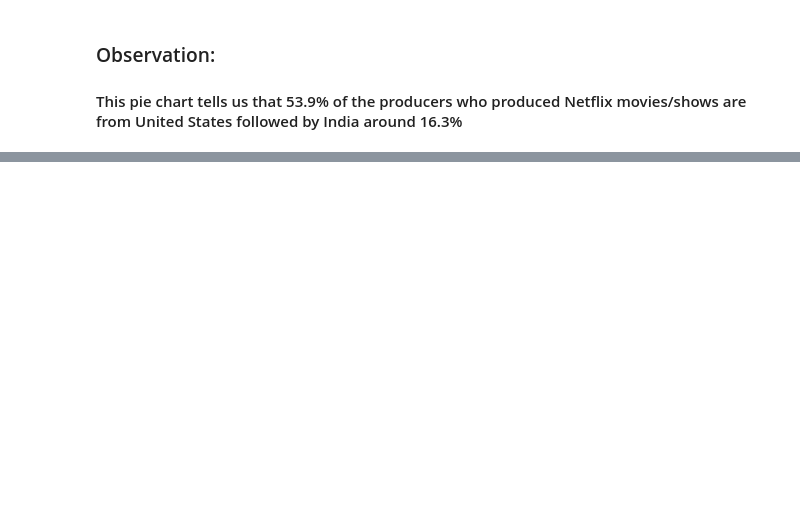
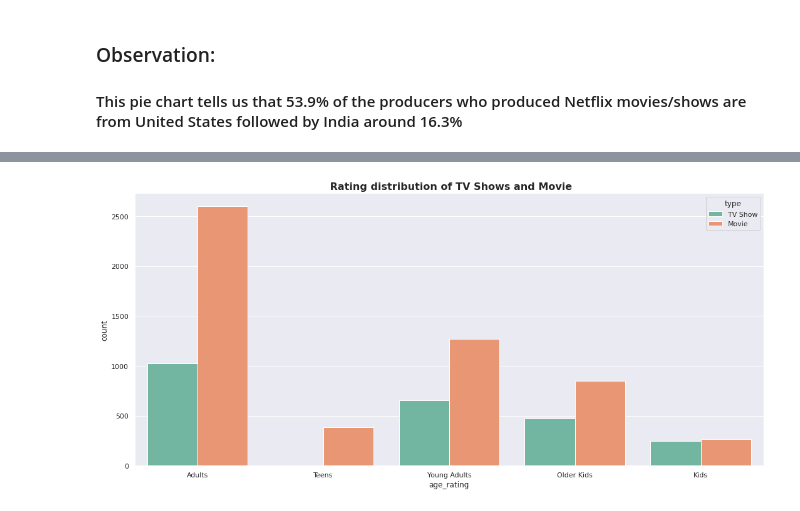
Before and after one commit to navinsambari123/NetFlix-Movies-and-TV-Shows-Clustering, a Jupyter notebook: Github_Netflix_Movies_and_TV_Shows_Clustering.ipynb, the cells around one changed output, grey strips where cells are left out. Saved outputs shown, nothing was run; the diff lists cells and outputs as text; code cells hidden in the pictures; blank space fills up the shorter version.

```diff
--- a/Github_Netflix_Movies_and_TV_Shows_Clustering.ipynb
+++ b/Github_Netflix_Movies_and_TV_Shows_Clustering.ipynb
@@ -534,0 +567,11 @@ fig.show()
+# %%
+type_content=[data_df,tv_show_df,movie_df]
+# %%
+for i in type_content:
+  plt.figure(figsize=(10,11))
+  sns.set(style="darkgrid")
+  print(f"{i['release_year'].value_counts().head(5)}")
+  ax = sns.countplot(y="release_year", data=i, palette="coolwarm_r", order=i['release_year'].value_counts().index[0:15])
+  plt.title(f"Release Year of TYPE CONTENT")
+  plt.show()
+  plt.tight_layout()
@@ -534,0 +676,24 @@ fig.show()
+# %%
+# Creating new column where we are giving appropriate names according to the suitable age to each official ratings
+age_rating_names = {
+    'TV-PG': 'Older Kids',
+    'TV-MA': 'Adults',
+    'TV-Y7-FV': 'Older Kids',
+    'TV-Y7': 'Older Kids',
+    'TV-14': 'Young Adults',
+    'R': 'Adults',
+    'TV-Y': 'Kids',
+    'NR': 'Adults',
+    'PG-13': 'Teens',
+    'TV-G': 'Kids',
+    'PG': 'Older Kids',
+    'G': 'Kids',
+    'UR': 'Adults',
+    'NC-17': 'Adults'
+}
+
+# adding a new column in the dataset which is replacing the original rating values with age_rating_names
+data_df['age_rating'] = data_df['rating'].replace(age_rating_names)
+
+# seeing the unique values of age_rating attribute
+data_df['age_rating'].unique()
@@ -534,0 +716,8 @@ fig.show()
+# %%
+# creating a bar chart which tells the number of MOVIES and TV shows content wrt to unique age_rating values
+plt.figure(figsize=(18,8))
+sns.countplot(x='age_rating',hue='type',data=data_df,palette="Set2")
+plt.title(' Rating distribution of TV Shows and Movie',size='16',fontweight="bold")
+plt.show()
+# %% [output]
+[figure, added]
```
Also changed, not shown: parts of 32 cells of this notebook.
